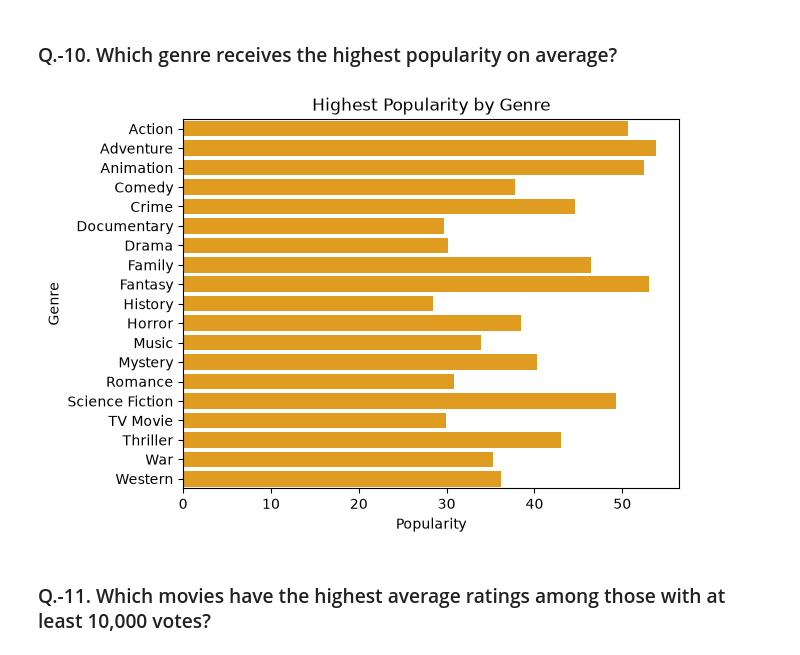
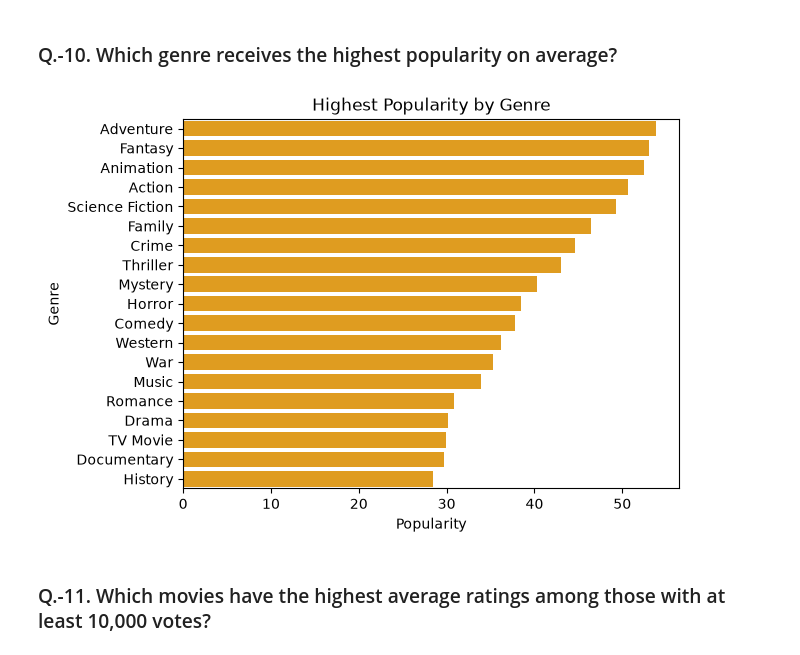
Before and after one commit to A-y-us-h/Netflix_Data_Analysis, a Jupyter notebook: notebooks/movie_data_analysis.ipynb, the cells around one changed output. Saved outputs shown, nothing was run; the diff lists cells and outputs as text; code cells hidden in the pictures.

```diff
--- a/notebooks/movie_data_analysis.ipynb
+++ b/notebooks/movie_data_analysis.ipynb
@@ -500,17 +508,18 @@ plt.show()
 # %%
 highest_popularity = df_genre.groupby('Genre')['Popularity'].mean().sort_values(ascending = False).reset_index(name = 'Average Popularity')
 
 sns.barplot(data = highest_popularity,
             x = 'Average Popularity',
             y = 'Genre',
+            order = highest_popularity['Genre'].tolist(),
             color = 'orange')
 
 plt.title('Highest Popularity by Genre')
 plt.xlabel('Popularity')
 plt.ylabel('Genre')
 plt.show()
 # %% [output]
-[figure, old version]
+[figure, new version]
 # %% [markdown]
 ### Q.-11. Which movies have the highest average ratings among those with at least 10,000 votes?
 # %%
```
Also changed, not shown: parts of 4 cells of this notebook, 1 other file.
